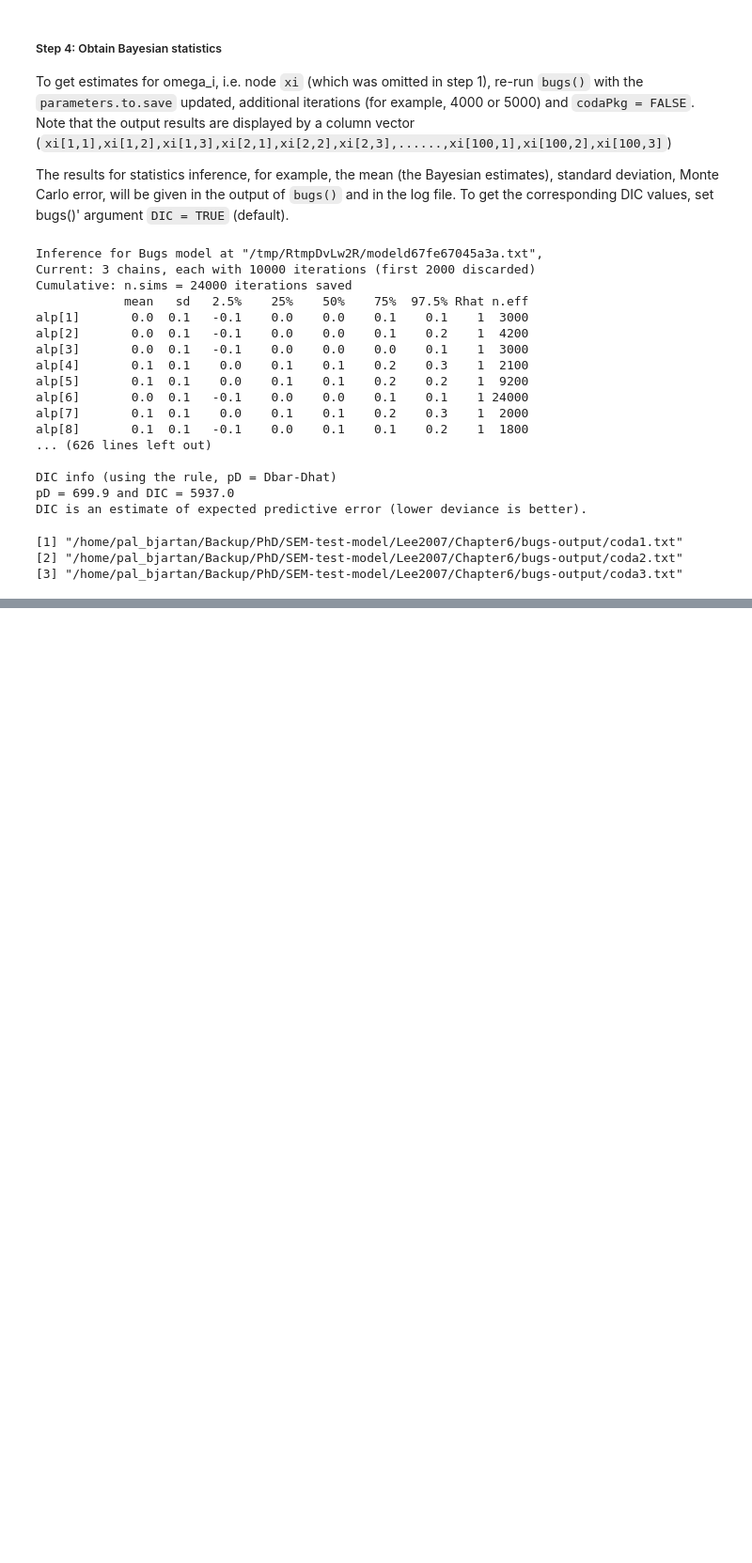
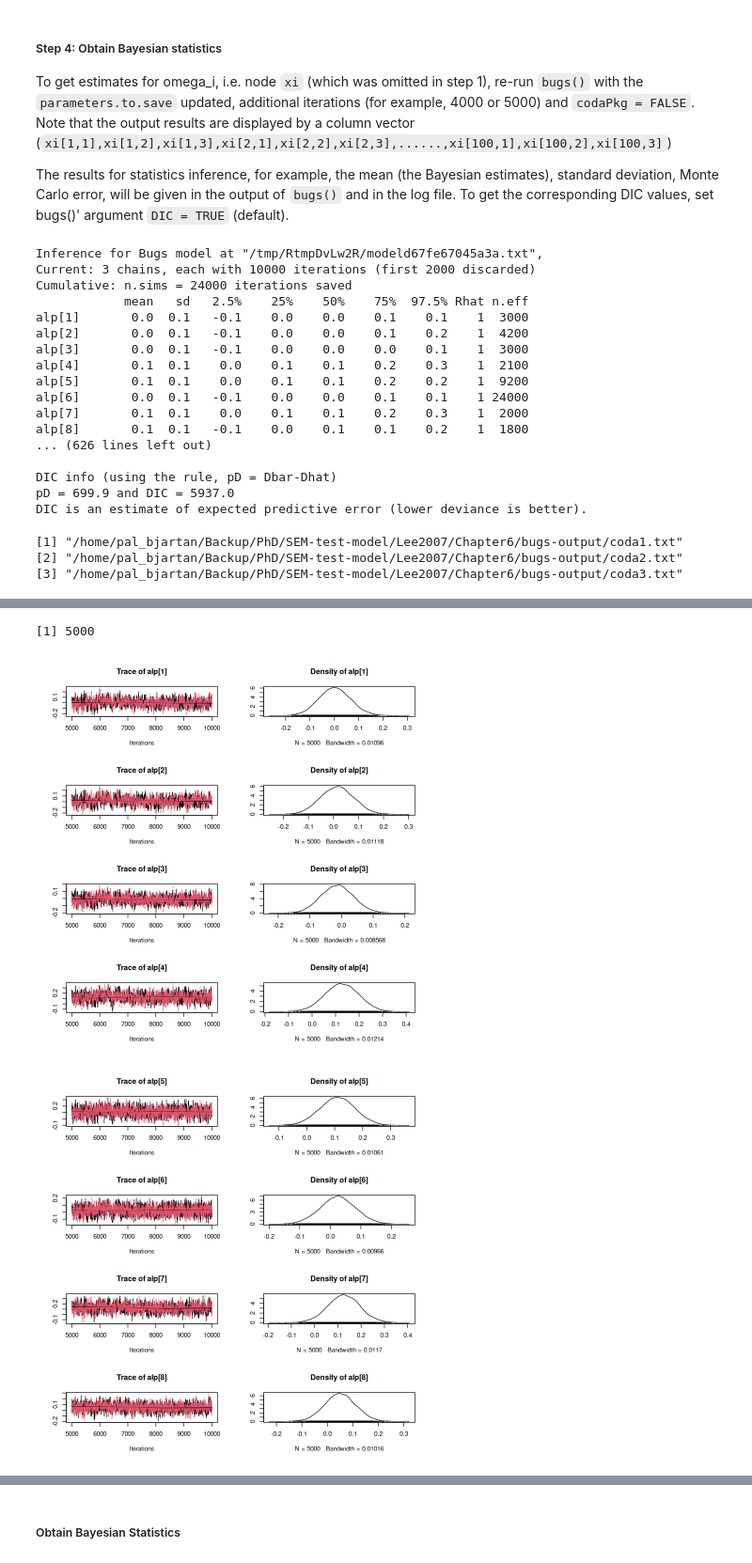
Before and after one commit to pehkawn/Lee2007, a Jupyter notebook: Chapter4/ch4-R2OpenBUGS-codes.ipynb, the cells around one changed output, grey strips where cells are left out. Shown at 94% size. Cells and saved outputs as stored; diff of their text form; code cells hidden in the pictures; blank space fills up the shorter version.

```diff
--- a/Chapter4/ch4-R2OpenBUGS-codes.ipynb
+++ b/Chapter4/ch4-R2OpenBUGS-codes.ipynb
@@ -176,7 +176,7 @@ param <- c("alp", "lam", "psi", "phi", "gam", "xi")
 
 `bugs()`fourth argument, `n.iter`, stores the total number of MCMC iterations (for example, 5000 or 10000; the default value is 2000).
 # %%
-n.iter <- 5000
+iter <- 5000
 # %% [markdown]
 The argument `n.thin` sets the thinning rate (for example, k, i.e., the samples from every k-th iteration can be stored) into the box marked thin. The default is 1.
 
@@ -187,7 +187,7 @@ When the run finishes, the message `updates took ***s' will appear in the log fi
 The first few thousand iterations should be treated as burn-in iterations.
 This is carried out by specifying the number in the `n.burnin` argument. The remaining iteration will be used to obtain the Bayesian statistics.
 # %%
-n.burnin  <- 2000
+burnin  <- 2000
 # %% [markdown]
 In order to check whether the algorithm has converged:
  1. Run `bugs()` with the parameter `codaPkg = TRUE`. File names of OpenBUGS output are then returned for easy access by the coda package through the `read.bugs()` function.
@@ -198,8 +198,8 @@ model.out <- bugs(
     inits,
     param[-6],
     model.file = model,
-    n.iter,
-    n.burnin = n.burnin,
+    iter,
+    n.burnin = burnin,
     codaPkg = TRUE,
     working.directory = paste0(getwd(), "/Chapter4/bugs-output")
 )
@@ -295,0 +306,8 @@ model.out
+# %%
+model.jags <- rjags::jags.model(
+    model,
+    data,
+    inits,
+    n.chains = 2,
+    n.adapt = burnin
+)
@@ -295,0 +324,15 @@ model.out
+# %%
+iter
+# %% [output]
+[1] 5000
+# %%
+coda.jags <- rjags::coda.samples(
+    model.jags,
+    param[-6],
+    iter
+)
+
+plot(coda.jags)
+# %% [output]
+[figure, added]
+[figure, added]
@@ -295,0 +345,2 @@ model.out
+# %% [markdown]
+##### Obtain Bayesian Statistics
```
Also changed, not shown: parts of 22 cells of this notebook, 15 other files.
